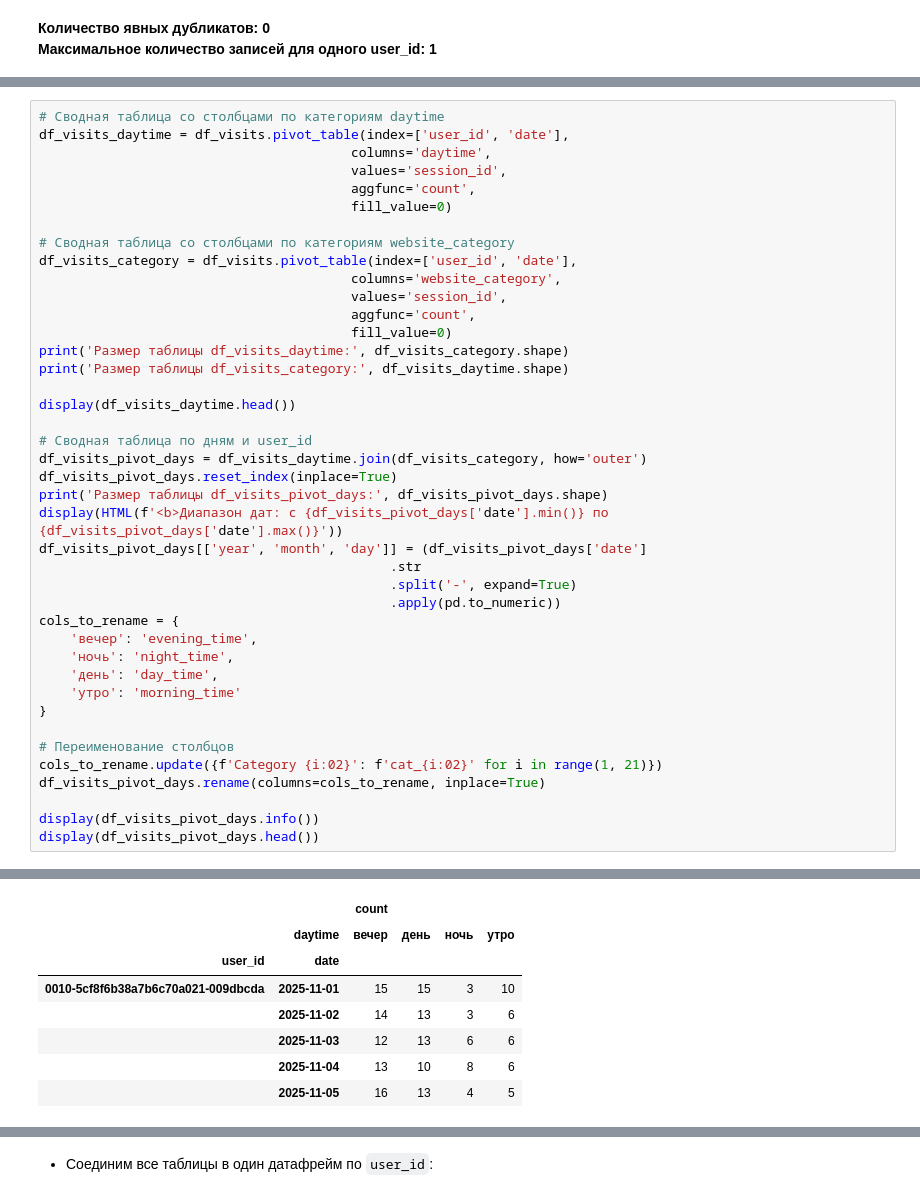
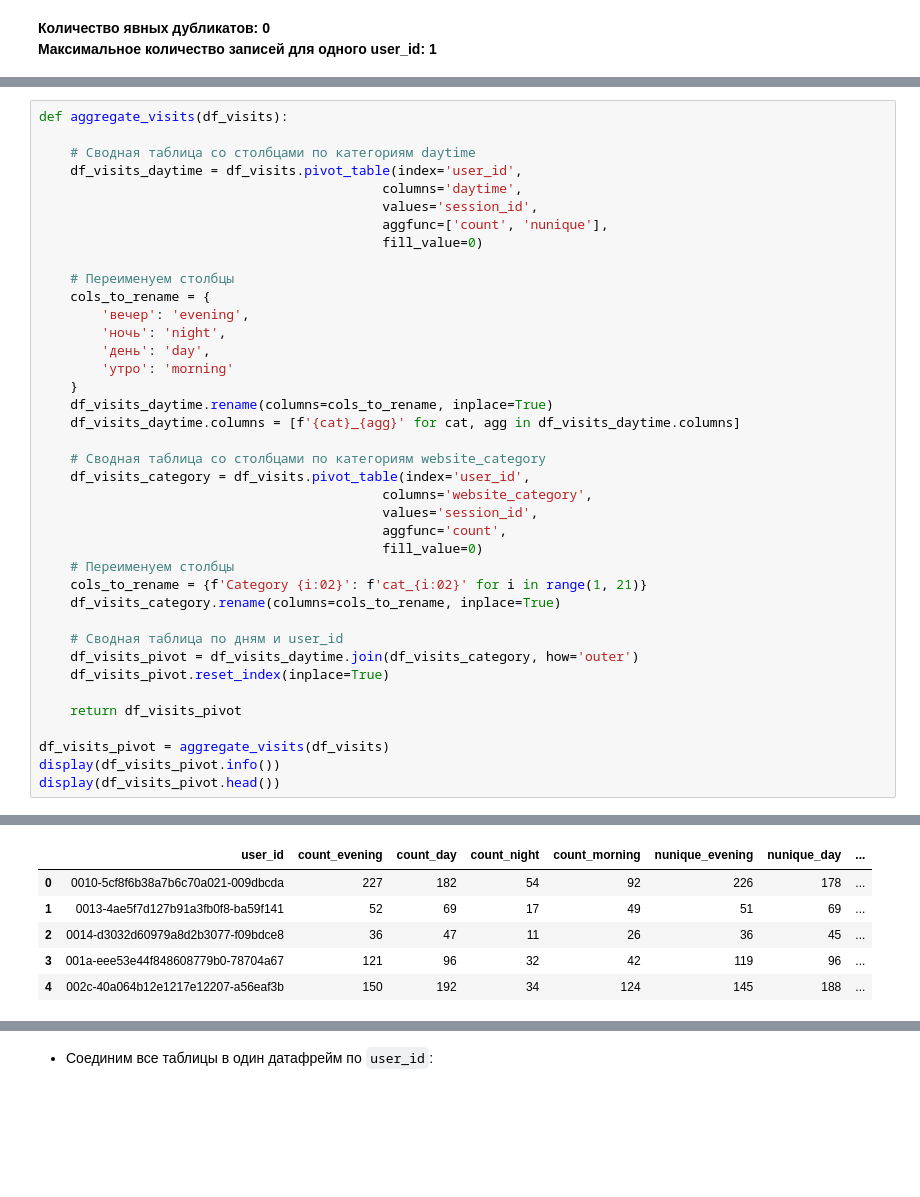
Before and after one commit to tvorogov-code/ds-yandex, a Jupyter notebook: notebooks/Проект модуля 3/Проект модуля 3.ipynb, the cells around one changed output, grey strips where cells are left out. Saved outputs shown, nothing was run; the diff lists cells and outputs as text; blank space fills up the shorter version.

```diff
--- a/notebooks/Проект модуля 3/Проект модуля 3.ipynb
+++ b/notebooks/Проект модуля 3/Проект модуля 3.ipynb
@@ -301,42 +376,40 @@ None
 # %%
-# Сводная таблица со столбцами по категориям daytime
-df_visits_daytime = df_visits.pivot_table(index=['user_id', 'date'],
-                                        columns='daytime',
-                                        values='session_id',
-                                        aggfunc='count',
-                                        fill_value=0)
+def aggregate_visits(df_visits):
 
-# Сводная таблица со столбцами по категориям website_category
-df_visits_category = df_visits.pivot_table(index=['user_id', 'date'],
-                                        columns='website_category',
-                                        values='session_id',
-                                        aggfunc='count',
-                                        fill_value=0)
-print('Размер таблицы df_visits_daytime:', df_visits_category.shape)
-print('Размер таблицы df_visits_category:', df_visits_daytime.shape)
+    # Сводная таблица со столбцами по категориям daytime
+    df_visits_daytime = df_visits.pivot_table(index='user_id',
+                                            columns='daytime',
+                                            values='session_id',
+                                            aggfunc=['count', 'nunique'],
+                                            fill_value=0)
 
-display(df_visits_daytime.head())
+    # Переименуем столбцы
+    cols_to_rename = {
+        'вечер': 'evening',
+        'ночь': 'night',
+        'день': 'day',
+        'утро': 'morning'
+    }
+    df_visits_daytime.rename(columns=cols_to_rename, inplace=True)
+    df_visits_daytime.columns = [f'{cat}_{agg}' for cat, agg in df_visits_daytime.columns]
 
-# Сводная таблица по дням и user_id
-df_visits_pivot_days = df_visits_daytime.join(df_visits_category, how='outer')
-df_visits_pivot_days.reset_index(inplace=True)
-print('Размер таблицы df_visits_pivot_days:', df_visits_pivot_days.shape)
-display(HTML(f'<b>Диапазон дат: с {df_visits_pivot_days['date'].min()} по {df_visits_pivot_days['date'].max()}'))
-df_visits_pivot_days[['year', 'month', 'day']] = (df_visits_pivot_days['date']
-                                             .str
-                                             .split('-', expand=True)
-                                             .apply(pd.to_numeric))
-cols_to_rename = {
-    'вечер': 'evening_time',
-    'ночь': 'night_time',
-    'день': 'day_time',
-    'утро': 'morning_time'
-}
+    # Сводная таблица со столбцами по категориям website_category
+    df_visits_category = df_visits.pivot_table(index='user_id',
+                                            columns='website_category',
+                                            values='session_id',
+                                            aggfunc='count',
+                                            fill_value=0)
+    # Переименуем столбцы
+    cols_to_rename = {f'Category {i:02}': f'cat_{i:02}' for i in range(1, 21)}
+    df_visits_category.rename(columns=cols_to_rename, inplace=True)
 
-# Переименование столбцов
-cols_to_rename.update({f'Category {i:02}': f'cat_{i:02}' for i in range(1, 21)})
-df_visits_pivot_days.rename(columns=cols_to_rename, inplace=True)
+    # Сводная таблица по дням и user_id
+    df_visits_pivot = df_visits_daytime.join(df_visits_category, how='outer')
+    df_visits_pivot.reset_index(inplace=True)
 
-display(df_visits_pivot_days.info())
-display(df_visits_pivot_days.head())
+    return df_visits_pivot
+
+df_visits_pivot = aggregate_visits(df_visits)
+display(df_visits_pivot.info())
+display(df_visits_pivot.head())
 # %% [output]
@@ -345,8 +434,6 @@ display(df_visits_pivot_days.head())
-|  |  | count |  |  |  |
-|  | daytime | вечер | день | ночь | утро |
-| user_id | date |  |  |  |  |
-| 0010-5cf8f6b38a7b6c70a021-009dbcda | 2025-11-01 | 15 | 15 | 3 | 10 |
-|  | 2025-11-02 | 14 | 13 | 3 | 6 |
-|  | 2025-11-03 | 12 | 13 | 6 | 6 |
-|  | 2025-11-04 | 13 | 10 | 8 | 6 |
-|  | 2025-11-05 | 16 | 13 | 4 | 5 |
+|  | user_id | count_evening | count_day | count_night | count_morning | nunique_evening | nunique_day | ... |
+| 0 | 0010-5cf8f6b38a7b6c70a021-009dbcda | 227 | 182 | 54 | 92 | 226 | 178 | ... |
+| 1 | 0013-4ae5f7d127b91a3fb0f8-ba59f141 | 52 | 69 | 17 | 49 | 51 | 69 | ... |
+| 2 | 0014-d3032d60979a8d2b3077-f09bdce8 | 36 | 47 | 11 | 26 | 36 | 45 | ... |
+| 3 | 001a-eee53e44f848608779b0-78704a67 | 121 | 96 | 32 | 42 | 119 | 96 | ... |
+| 4 | 002c-40a064b12e1217e12207-a56eaf3b | 150 | 192 | 34 | 124 | 145 | 188 | ... |
```
Also changed, not shown: parts of 100 cells of this notebook, 3 other files.
